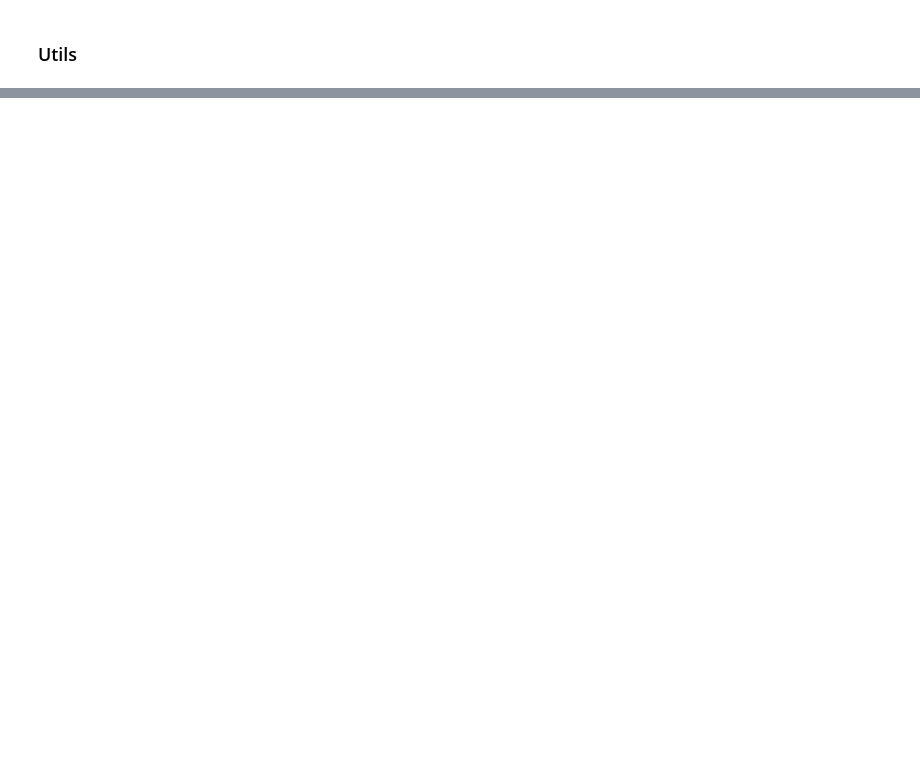
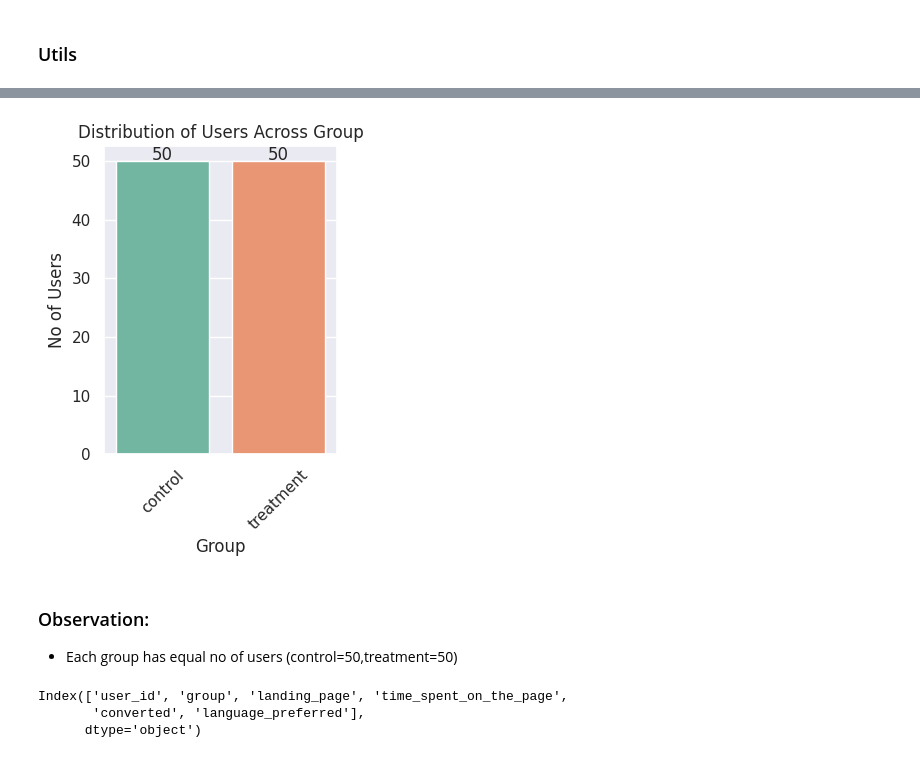
Before and after one commit to Rajesh2015/E-news-Express-Project, a Jupyter notebook: E-news Express Project Solution.ipynb, the cells around one changed output, grey strips where cells are left out. Cells and saved outputs as stored; diff of their text form; code cells hidden in the pictures; blank space fills up the shorter version.

```diff
--- a/E-news Express Project Solution.ipynb
+++ b/E-news Express Project Solution.ipynb
@@ -237,3 +237,32 @@ def plot_histogram_and_boxplot(df, column, xlabel, ylabel, title):
     # Adjust layout and show the combined plots
     f.tight_layout(rect=[0, 0, 1, 0.95])
     box.legend()  # Add legend to the box plot for the percentiles
+# %%
+def draw_count_plot(df, x, xlabel, ylabel, title, hue=None):
+    """
+    Draws a count plot for a specified column in a DataFrame.
+
+    Parameters:
+    - df (DataFrame): The DataFrame containing the data.
+    - x (str): The column name to be used for the x-axis categories.
+    - xlabel (str): The label for the x-axis.
+    - ylabel (str): The label for the y-axis.
+    - title (str): The title for the plot.
+    - hue (str, optional): The column name to be used for hue (categorical separation). Default is None.
+
+    Returns:
+    - plt (matplotlib.pyplot): The matplotlib plot object.
+    """
+    # Create the plot
+    count=df[x].nunique()
+    plt.figure(figsize=(count + 1, 4))
+    ax = sns.countplot(data=df, x=x, hue=hue, palette='Set2')
+    plt.xticks(rotation=45)
+    plt.xlabel(xlabel)
+    plt.ylabel(ylabel)
+    plt.title(title)
+
+    # Annotate the plot with the count values
+    annotate_chart(plt, ax)
+
+    return plt
@@ -256,3 +335,20 @@ plot_histogram_and_boxplot(df, column='time_spent_on_the_page', xlabel='Time Spe
 | **50th Percentile**     | 5.42       |
 | **75th Percentile**     | 7.02       |
 | **Max Time Spent**      | 10.71      |
+# %%
+# Distribution  of users across group using count plot to check it
+plt=draw_count_plot(df,"group","Group","No of Users","Distribution of Users Across Group",hue="group")
+plt.show()
+# %% [output]
+[figure, added]
+# %% [markdown]
+### Observation:
+
+
+*   Each group has equal no of users (control=50,treatment=50)
+# %%
+df.columns
+# %% [output]
+Index(['user_id', 'group', 'landing_page', 'time_spent_on_the_page',
+       'converted', 'language_preferred'],
+      dtype='object')
```
Also changed, not shown: parts of 16 cells of this notebook.
